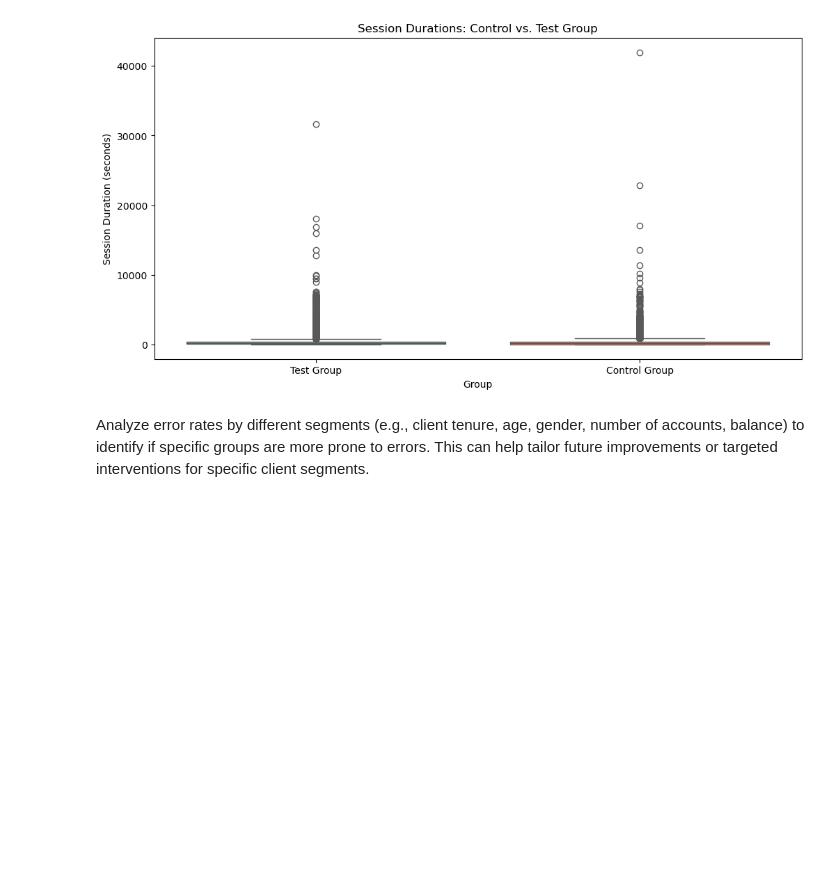
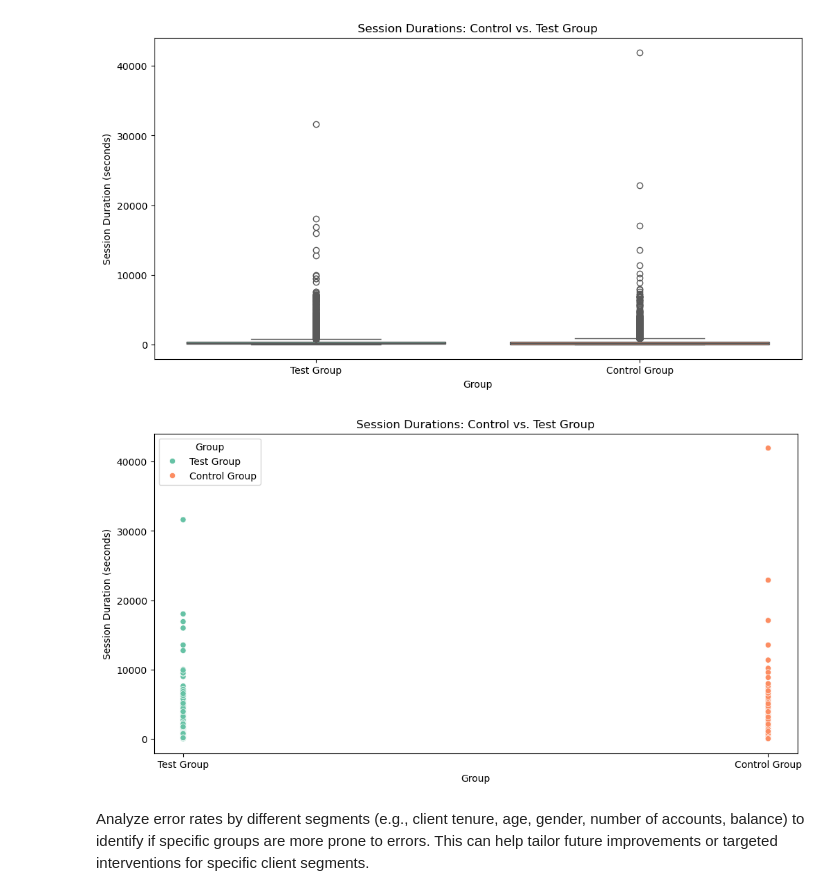
Before and after one commit to Josepdmo/PROJECT2, a Jupyter notebook: EXPLORATORY.ipynb, the cells around one changed output. Cells and saved outputs as stored; diff of their text form; code cells hidden in the pictures; blank space fills up the shorter version.

```diff
--- a/EXPLORATORY.ipynb
+++ b/EXPLORATORY.ipynb
@@ -946,6 +975,22 @@ Passing `palette` without assigning `hue` is deprecated and will be removed in v
 
   sns.boxplot(x='group', y='time_spent', data=df_merged, palette='Set2')
 [figure]
+# %%
+# Assuming df_merged is already defined and has the necessary data
+df_merged['group'] = np.where(df_merged['Variation'] == 'Test', 'Test Group', 'Control Group')
+
+plt.figure(figsize=(12, 6))
+
+# Scatter plot
+sns.scatterplot(x='group', y='time_spent', data=df_merged, hue='group', palette='Set2')
+
+plt.title('Session Durations: Control vs. Test Group')
+plt.xlabel('Group')
+plt.ylabel('Session Duration (seconds)')
+plt.legend(title='Group')
+plt.show()
+# %% [output]
+[figure, added]
 # %% [markdown]
 Analyze error rates by different segments (e.g., client tenure, age, gender, number of accounts, balance) to identify if specific groups are more prone to errors.
 This can help tailor future improvements or targeted interventions for specific client segments.
```
Also changed, not shown: parts of 10 cells of this notebook.
